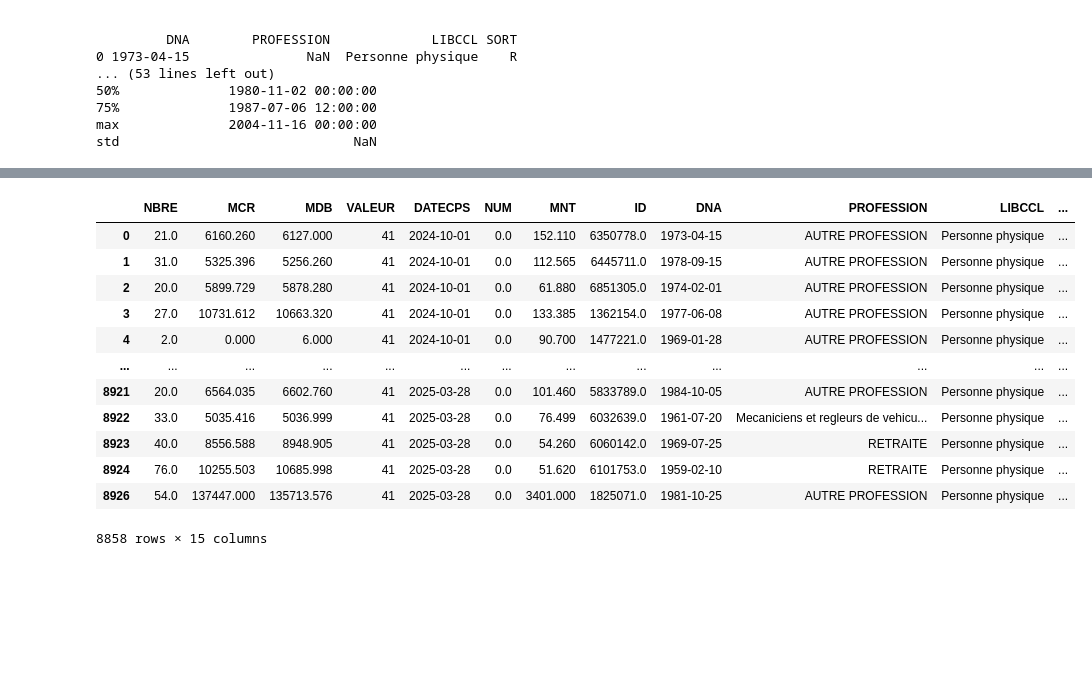
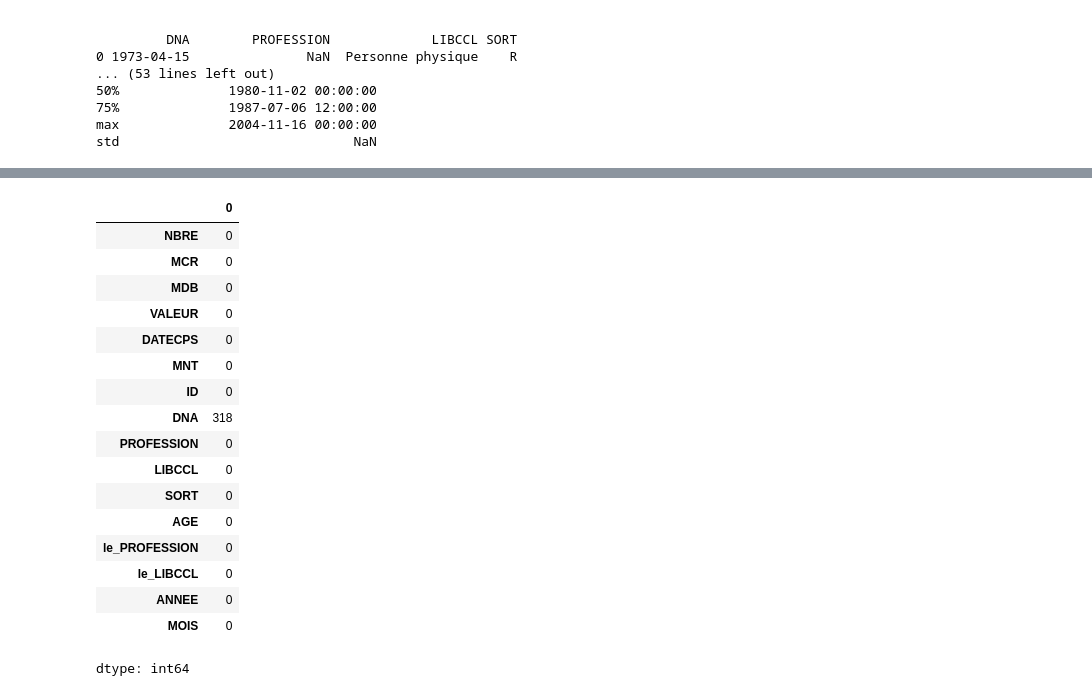
Before and after one commit to WissemZera/SystemeDePrediction, a Jupyter notebook: risk_prediction_check_payments.ipynb, the cells around one changed output, grey strips where cells are left out. Drawn from its saved outputs; the diff is of its cells as text; code cells hidden in the pictures; blank space fills up the shorter version.

```diff
--- a/risk_prediction_check_payments.ipynb
+++ b/risk_prediction_check_payments.ipynb
@@ -699,38 +716,0 @@ dtype: int64
-# %%
-# 3. FEATURE ENGINEERING
-print("\n# 3. FEATURE ENGINEERING")
-
-# Encode categorical variables
-print("\n# Encode categorical variables")
-le_profession = LabelEncoder()
-df2['le_PROFESSION'] = le_profession.fit_transform(df2['PROFESSION'].fillna(''))
-
-le_libccl = LabelEncoder()
-df2['le_LIBCCL'] = le_libccl.fit_transform(df2['LIBCCL'].fillna(''))
-
-# Compute skewness for numeric columns
-print("\n# Compute skewness")
-numeric_cols = df2.select_dtypes(include=['number']).columns
-skew_values = df2[numeric_cols].skew()
-print("Skewness of numeric columns:")
-print(skew_values)
-
-# Impute missing values based on skewness
-print("\n# Impute missing values")
-# Define columns to impute with median (skewed) or mean (normal)
-median_cols = ['NBRE', 'MCR', 'MDB', 'MNT', 'le_PROFESSION', 'le_LIBCCL']
-mean_cols = ['VALEUR', 'ID', 'AGE']
-
-# Impute using median for skewed columns
-for col in median_cols:
-    if col in df2.columns:
-        df2[col] = df2[col].fillna(df2[col].median())
-        print(f"{col}: Filled NaN with median (high skew)")
-
-# Impute using mean for relatively normal columns
-for col in mean_cols:
-    if col in df2.columns:
-        df2[col] = df2[col].fillna(df2[col].mean())
-        print(f"{col}: Filled NaN with mean (low skew)")
-
-df2 = df2.dropna(subset=['SORT'])
@@ -755,16 +717,21 @@ AGE: Filled NaN with mean (low skew)
 # %%
-df2
+df2.isna().sum()
 # %% [output]
-|  | NBRE | MCR | MDB | VALEUR | DATECPS | NUM | MNT | ID | DNA | PROFESSION | LIBCCL | ... |
-| 0 | 21.0 | 6160.260 | 6127.000 | 41 | 2024-10-01 | 0.0 | 152.110 | 6350778.0 | 1973-04-15 | AUTRE PROFESSION | Personne physique | ... |
-| 1 | 31.0 | 5325.396 | 5256.260 | 41 | 2024-10-01 | 0.0 | 112.565 | 6445711.0 | 1978-09-15 | AUTRE PROFESSION | Personne physique | ... |
-| 2 | 20.0 | 5899.729 | 5878.280 | 41 | 2024-10-01 | 0.0 | 61.880 | 6851305.0 | 1974-02-01 | AUTRE PROFESSION | Personne physique | ... |
-| 3 | 27.0 | 10731.612 | 10663.320 | 41 | 2024-10-01 | 0.0 | 133.385 | 1362154.0 | 1977-06-08 | AUTRE PROFESSION | Personne physique | ... |
-| 4 | 2.0 | 0.000 | 6.000 | 41 | 2024-10-01 | 0.0 | 90.700 | 1477221.0 | 1969-01-28 | AUTRE PROFESSION | Personne physique | ... |
-| ... | ... | ... | ... | ... | ... | ... | ... | ... | ... | ... | ... | ... |
-| 8921 | 20.0 | 6564.035 | 6602.760 | 41 | 2025-03-28 | 0.0 | 101.460 | 5833789.0 | 1984-10-05 | AUTRE PROFESSION | Personne physique | ... |
-| 8922 | 33.0 | 5035.416 | 5036.999 | 41 | 2025-03-28 | 0.0 | 76.499 | 6032639.0 | 1961-07-20 | Mecaniciens et regleurs de vehicu... | Personne physique | ... |
-| 8923 | 40.0 | 8556.588 | 8948.905 | 41 | 2025-03-28 | 0.0 | 54.260 | 6060142.0 | 1969-07-25 | RETRAITE | Personne physique | ... |
-| 8924 | 76.0 | 10255.503 | 10685.998 | 41 | 2025-03-28 | 0.0 | 51.620 | 6101753.0 | 1959-02-10 | RETRAITE | Personne physique | ... |
-| 8926 | 54.0 | 137447.000 | 135713.576 | 41 | 2025-03-28 | 0.0 | 3401.000 | 1825071.0 | 1981-10-25 | AUTRE PROFESSION | Personne physique | ... |
+|  | 0 |
+| NBRE | 0 |
+| MCR | 0 |
+| MDB | 0 |
+| VALEUR | 0 |
+| DATECPS | 0 |
+| MNT | 0 |
+| ID | 0 |
+| DNA | 318 |
+| PROFESSION | 0 |
+| LIBCCL | 0 |
+| SORT | 0 |
+| AGE | 0 |
+| le_PROFESSION | 0 |
+| le_LIBCCL | 0 |
+| ANNEE | 0 |
+| MOIS | 0 |
-8858 rows × 15 columns
+dtype: int64
```
Also changed, not shown: parts of 57 cells of this notebook.
